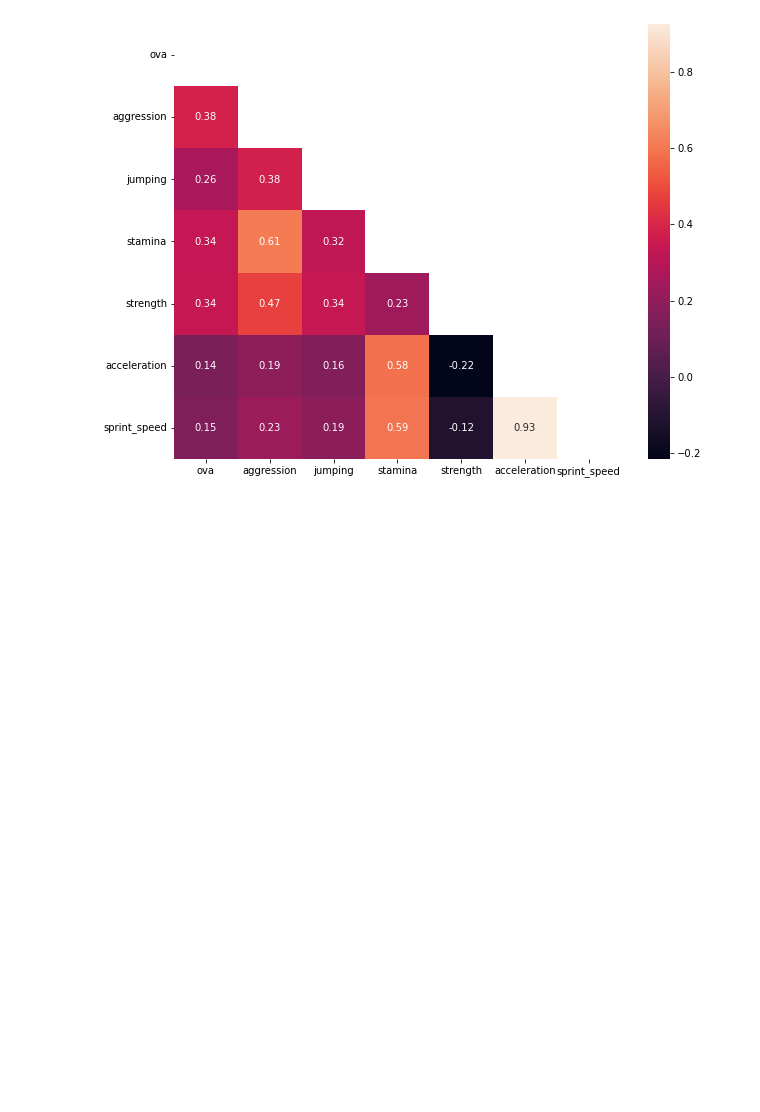
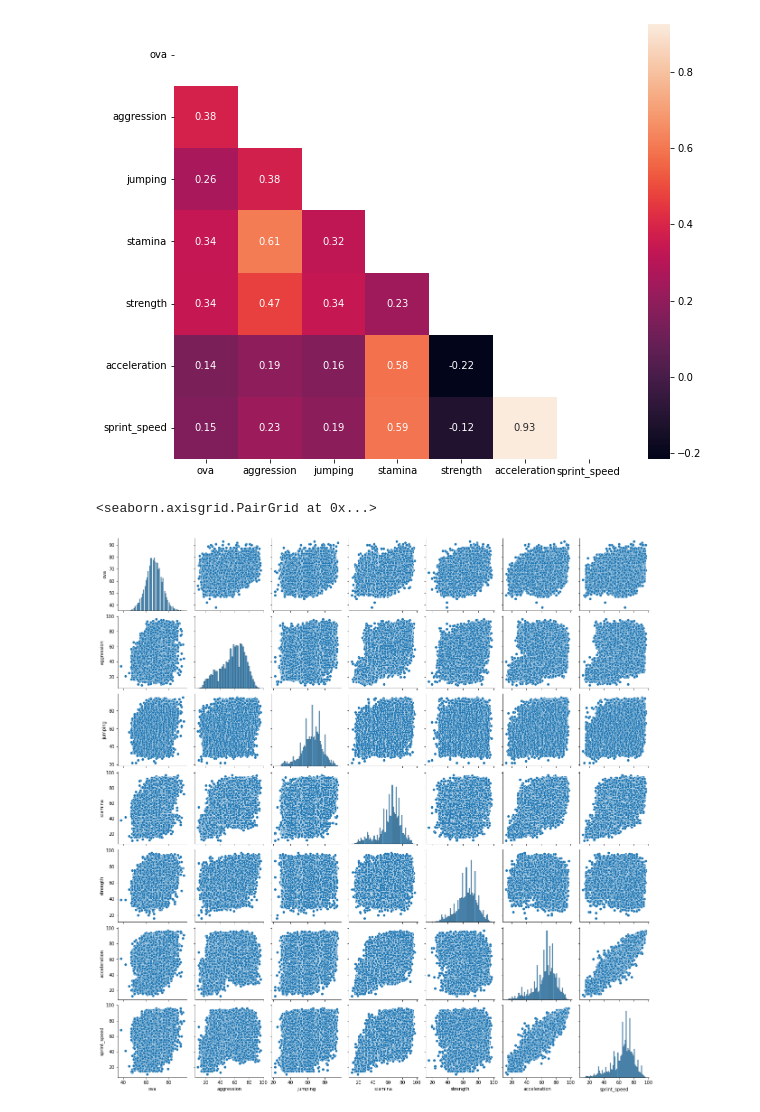
Before and after one commit to jecastrom/data_mid_bootcamp_project_FIFA_MoneyBall, a Jupyter notebook: FIFA_project.ipynb, the cells around one changed output. Cells and saved outputs as stored; diff of their text form; code cells hidden in the pictures; blank space fills up the shorter version.

```diff
--- a/FIFA_project.ipynb
+++ b/FIFA_project.ipynb
@@ -149,3 +149,8 @@ ax = sns.heatmap(correlations_matrix, mask=mask, annot=True)
 plt.show()
 # %% [output]
 [figure]
+# %%
+sns.pairplot(df_pro)
+# %% [output]
+<seaborn.axisgrid.PairGrid at 0x...>
+[figure, added]
```
